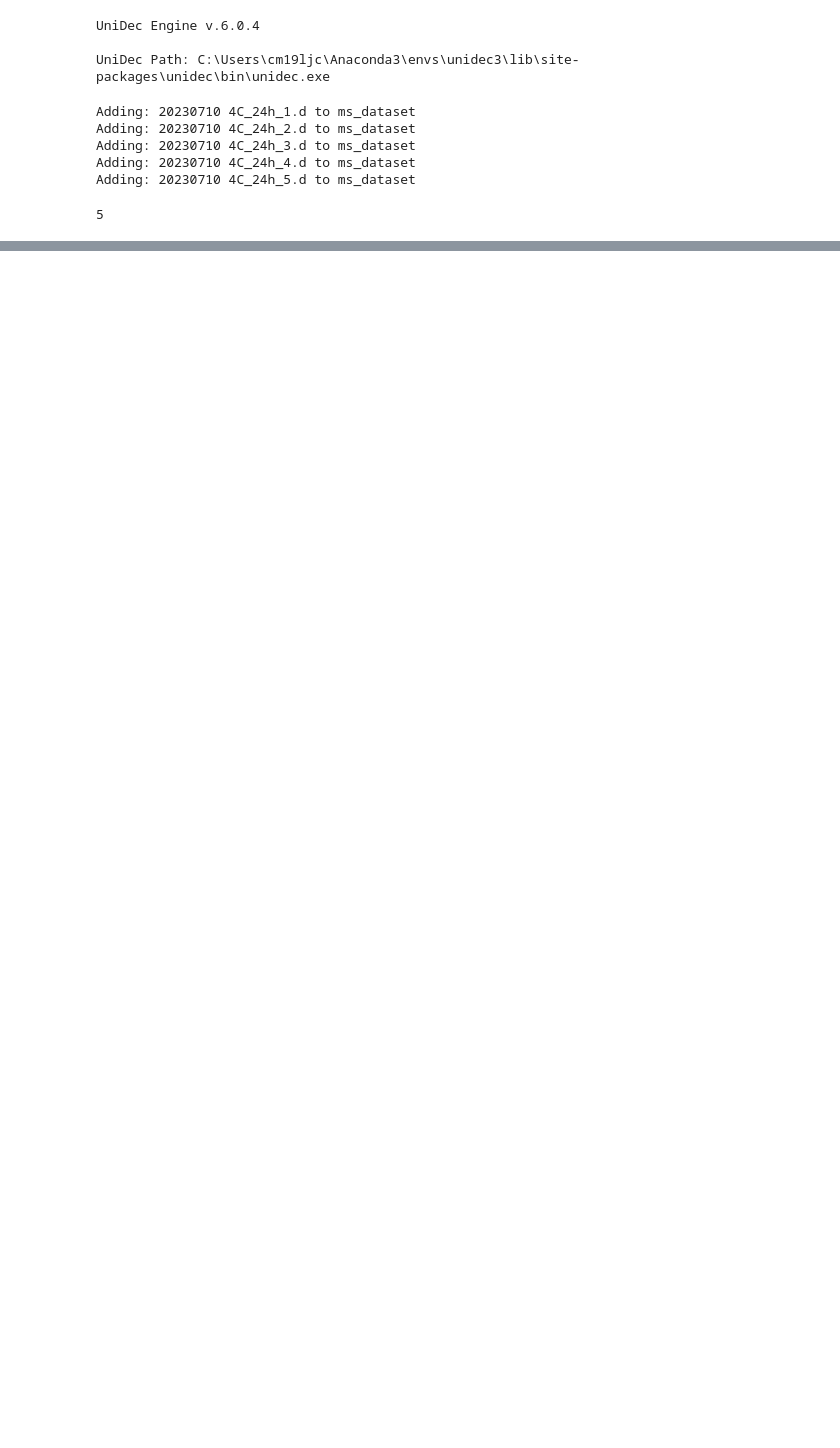
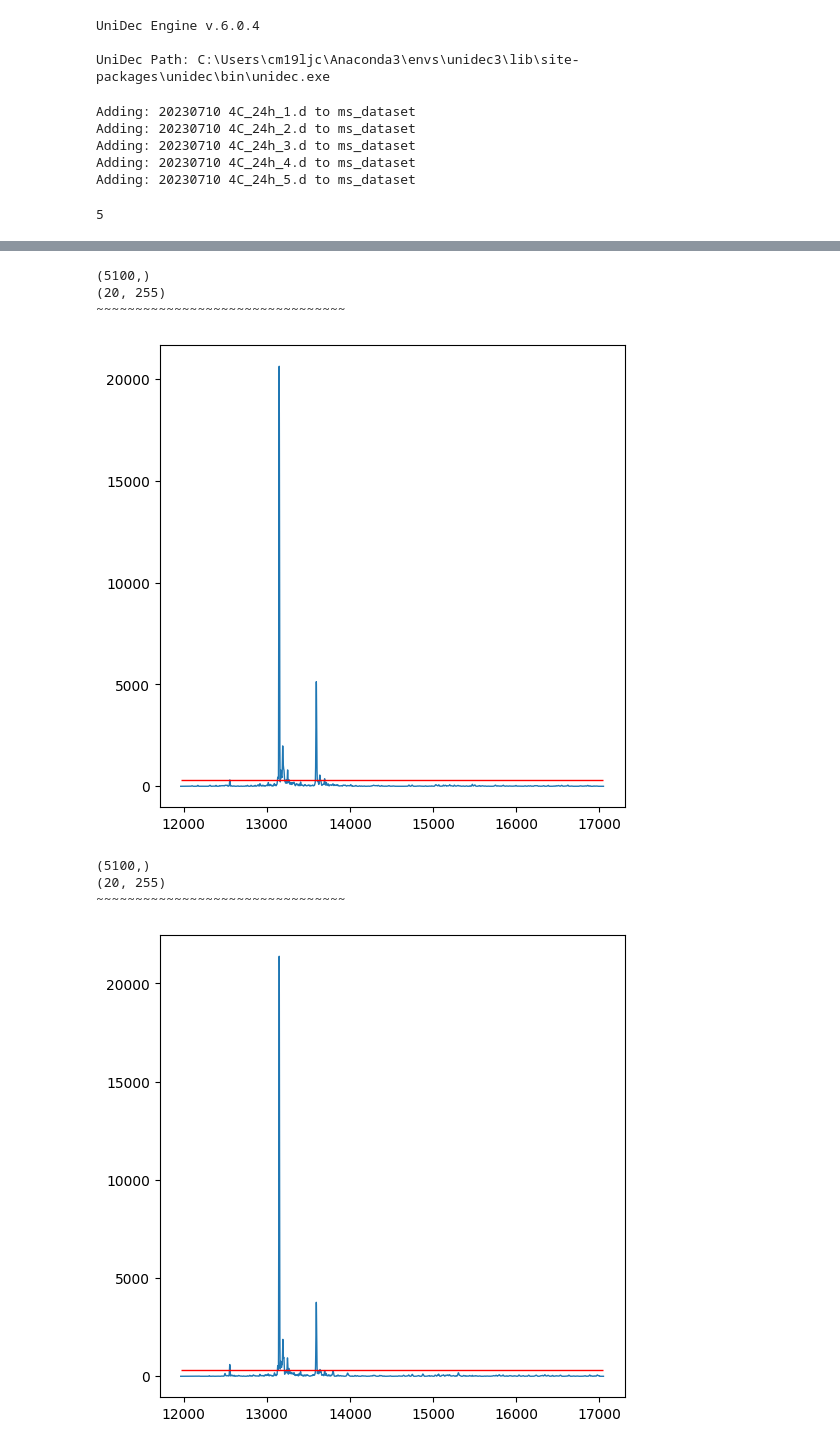
Before and after one commit to lawrencecollins/MS-Analysis, a Jupyter notebook: 240113 baf multi upload to unidec-Copy1.ipynb, the cells around one changed output, grey strips where cells are left out. Cells and saved outputs as stored; diff of their text form; code cells hidden in the pictures; blank space fills up the shorter version.

```diff
--- a/240113 baf multi upload to unidec-Copy1.ipynb
+++ b/240113 baf multi upload to unidec-Copy1.ipynb
@@ -114,7 +108,7 @@ plt.plot(eng.data.spectra[0].data2[:,0], eng.data.spectra[0].data2[:,1])
 # %%
 # Parameters
 # UniDec
-eng.config.minmz=650
+eng.config.minmz=750
 eng.config.numit = 100
 eng.config.zzsig = 1
 eng.config.psig = 1
@@ -128,7 +122,7 @@ eng.config.psfun = 0
 eng.config.psfunz = 0
 eng.config.autopsfun = 0
 eng.config.massub = 17000
-eng.config.masslb = 10000
+eng.config.masslb = 12000
 eng.config.msig = 0
 eng.config.molig = 0
 eng.config.massbins = 1
@@ -152,7 +146,7 @@ eng.config.filterwidth = 20
 eng.config.zerolog = -12
 
 eng.config.datanorm = 1
-eng.config.subuff=100
+eng.config.subbuff=100
 eng.config.subtype=2
 
 # peak picking
@@ -200,6 +197,48 @@ mz grid Warning: (0,) (0,)
 # %%
+# add in deconvolved spectra background subtraction
+# use datacompsub - taken from mass assign paper
+# add additional smoothing step?
+deconsubtype = 2
+deconsmooth = 0
+deconsubbuff = 1
+
+binsize = 20
+
+
 for s in eng.data.spectra:
 
-    plt.plot(s.massdat[:,0],s.massdat[:,1],)
-    # plt.xlim([13000, 14000])
+#     plt.plot(s.massdat[:,0],s.massdat[:,1],)
+    new_size= (s.massdat[:,1].flatten().shape[0]//binsize+1)*binsize
+    resamp= np.resize(s.massdat[:,1],new_size)
+    print(resamp.shape)
+    resamp=resamp.reshape((binsize,-1))
+#     print(np.mean(np.max(resamp,axis=0)))
+    print(resamp.shape)
+#     print(np.max(resamp,axis=0).shape)
+    fig, ax = plt.subplots(1, 1, figsize = (6, 6))
+#     s.massdat2 = ud.datacompsub(s.massdat, deconsubbuff)
+#     s.massdat3 = ud.datasimpsub(s.massdat,deconsubbuff)
+#     s.massdat4=s.massdat
+#     s.massdat4[:,1]= s.massdat[:, 1] - np.amin(s.massdat[:, 1])
+    s.massdat5=s.massdat
+
+    peak_thresh = np.mean(np.median(np.max(resamp,axis=0)))
+#     s.massdat5 = ud.remove_noise(s.massdat, 30)
+
+#     plt.xlim([13000, 14000])
+    ax.plot(s.massdat[:,0],s.massdat[:,1],)
+    ax.hlines(peak_thresh, np.min(s.massdat[:,0]),np.max(s.massdat[:,0]), color='red')
+#     ax[1].violinplot(s.massdat[:,1])
+#     ax[1].plot(s.massdat2[:,0], s.massdat2[:,1])
+#     ax[1].plot(s.massdat5[:,0], s.massdat5[:,1])
+    print("~~~~~~~~~~~~~~~~~~~~~~~~~~~~~~~~")
     plt.show()
+# %% [output]
+(5100,)
+(20, 255)
+~~~~~~~~~~~~~~~~~~~~~~~~~~~~~~~~
+[figure, added]
+(5100,)
+(20, 255)
+~~~~~~~~~~~~~~~~~~~~~~~~~~~~~~~~
+[figure, added]
```
Also changed, not shown: parts of 17 cells of this notebook, 9 other files.
